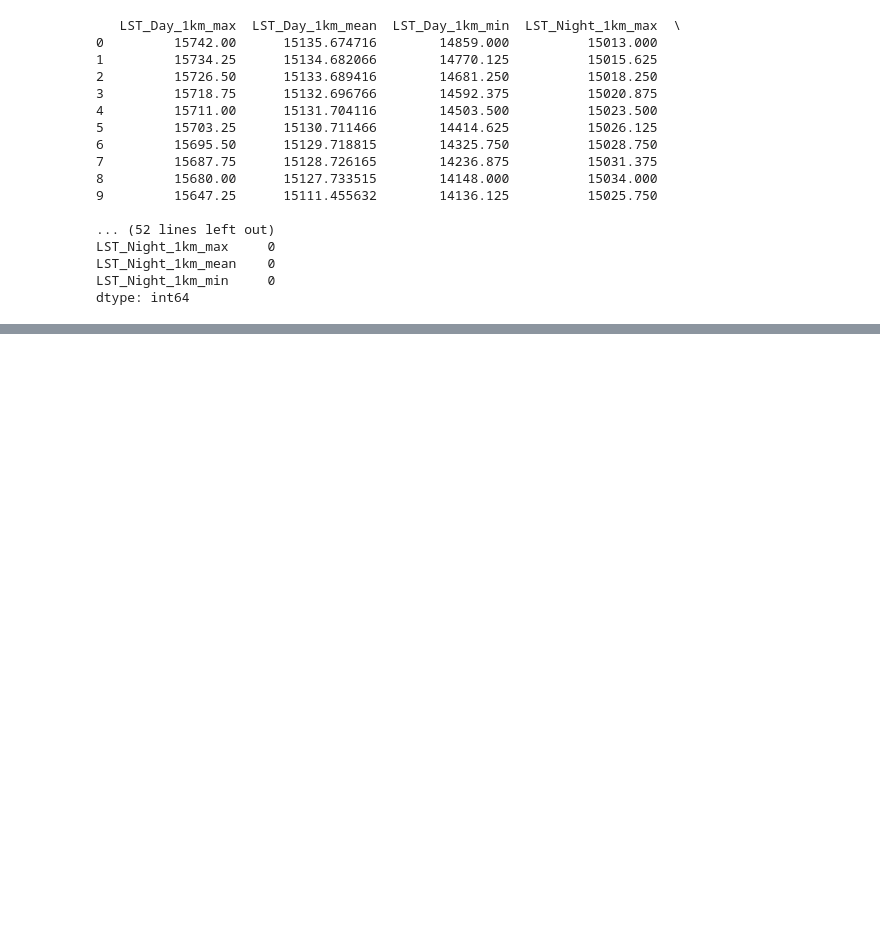
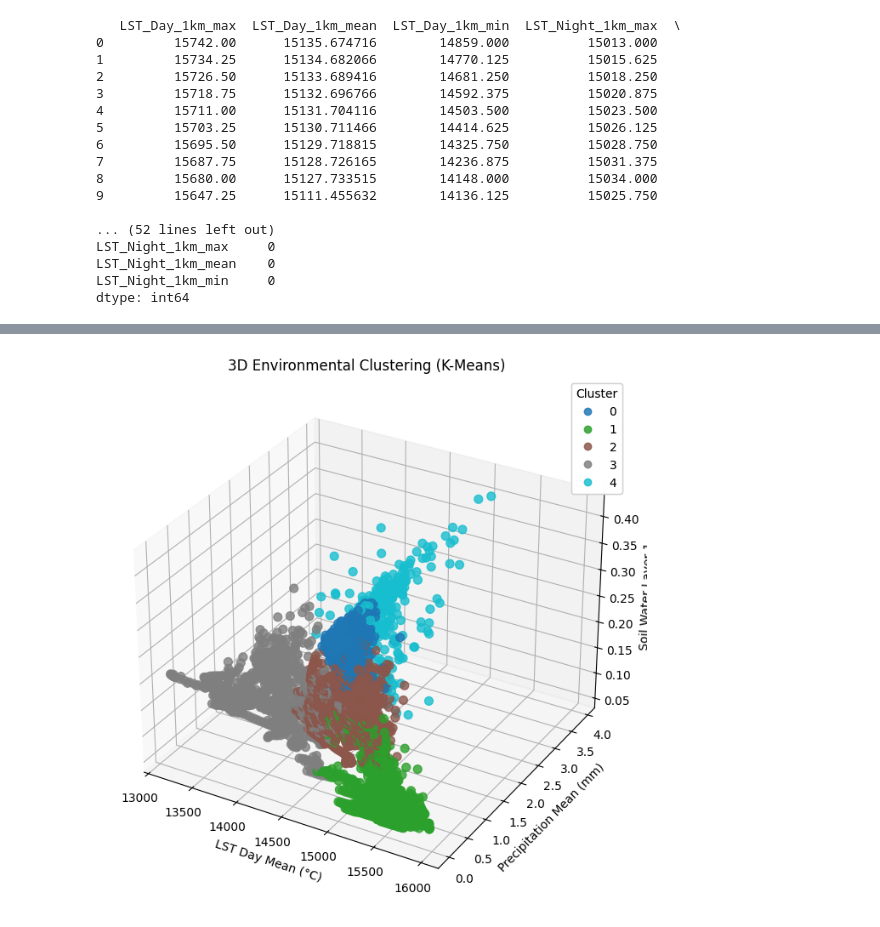
Before and after one commit to Amzilynn/Geoepidemiology-Profiling, a Jupyter notebook: Geoepidemiology_dataexploration.ipynb, the cells around one changed output, grey strips where cells are left out. Drawn from its saved outputs; the diff is of its cells as text; code cells hidden in the pictures; blank space fills up the shorter version.

```diff
--- a/Geoepidemiology_dataexploration.ipynb
+++ b/Geoepidemiology_dataexploration.ipynb
@@ -182,0 +341,32 @@ dtype: int64
+# %%
+from mpl_toolkits.mplot3d import Axes3D
+import matplotlib.pyplot as plt
+
+# Pick three features for the 3D plot
+x = df_clean['LST_Day_1km_mean']
+y = df_clean['precipitation_mean']
+z = df_clean['soil_water_layer_1']
+clusters = df_clean['cluster']
+
+# Create 3D figure
+fig = plt.figure(figsize=(12,8))
+ax = fig.add_subplot(111, projection='3d')
+
+# Scatter plot
+scatter = ax.scatter(x, y, z, c=clusters, cmap='tab10', s=50, alpha=0.8)
+
+# Axes labels
+ax.set_xlabel('LST Day Mean (°C)')
+ax.set_ylabel('Precipitation Mean (mm)')
+ax.set_zlabel('Soil Water Layer 1')
+
+# Title
+ax.set_title('3D Environmental Clustering (K-Means)')
+
+# Legend
+legend1 = ax.legend(*scatter.legend_elements(), title="Cluster")
+ax.add_artist(legend1)
+
+plt.show()
+# %% [output]
+[figure, added]
```
Also changed, not shown: parts of 7 cells of this notebook.
